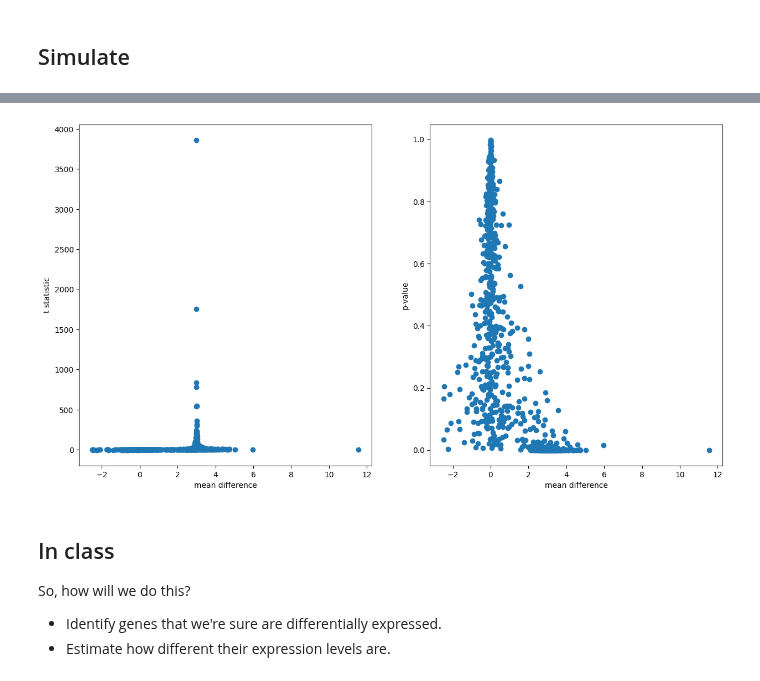
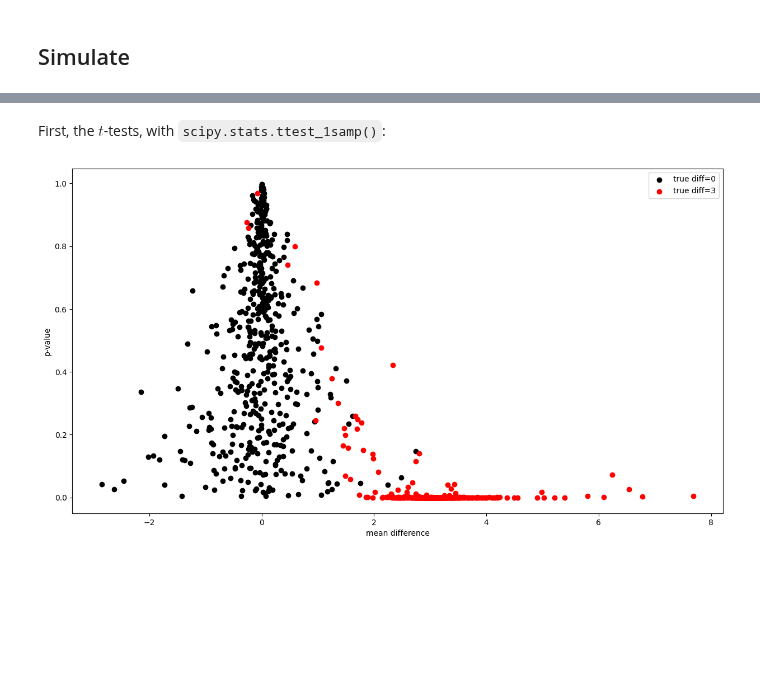
Before and after one commit to UOdsci/dsci345, a Jupyter notebook: class_material/slides/Week_05_Power.ipynb, the cells around one changed output, grey strips where cells are left out. Cells and saved outputs as stored; diff of their text form; code cells hidden in the pictures; blank space fills up the shorter version.

```diff
--- a/class_material/slides/Week_05_Power.ipynb
+++ b/class_material/slides/Week_05_Power.ipynb
@@ -67,20 +74,17 @@ ax.legend();
+# %% [markdown]
+First, the $t$-tests, with `scipy.stats.ttest_1samp()`:
 # %%
 import scipy.stats
 
 tt = scipy.stats.ttest_1samp(X, axis=0, popmean=0)
 
-fig, (ax1, ax2) = plt.subplots(1, 2)
+fig, ax = plt.subplots()
+for Mval, col in [(0, 'black'), (3, 'red')]:
+    ut = (M == Mval)
+    ax.scatter(mean_X[ut], tt.pvalue[ut], color=col, label=f'true diff={Mval}')
 
-ax1.scatter(mean_X, tt.statistic)
-ax1.set_xlabel("mean difference"); ax1.set_ylabel("t statistic")
-ax2.scatter(mean_X, tt.pvalue)
-ax2.set_xlabel("mean difference"); ax2.set_ylabel("p-value");
+ax.set_xlabel("mean difference")
+ax.set_ylabel("p-value")
+ax.legend();
 # %% [output]
-[figure, old version]
+[figure, new version]
-# %% [markdown]
-## In class
-
-So, how will we do this?
-
-- Identify genes that we're sure are differentially expressed.
-- Estimate how different their expression levels are.
```
Also changed, not shown: parts of 7 cells of this notebook, 3 other files.
